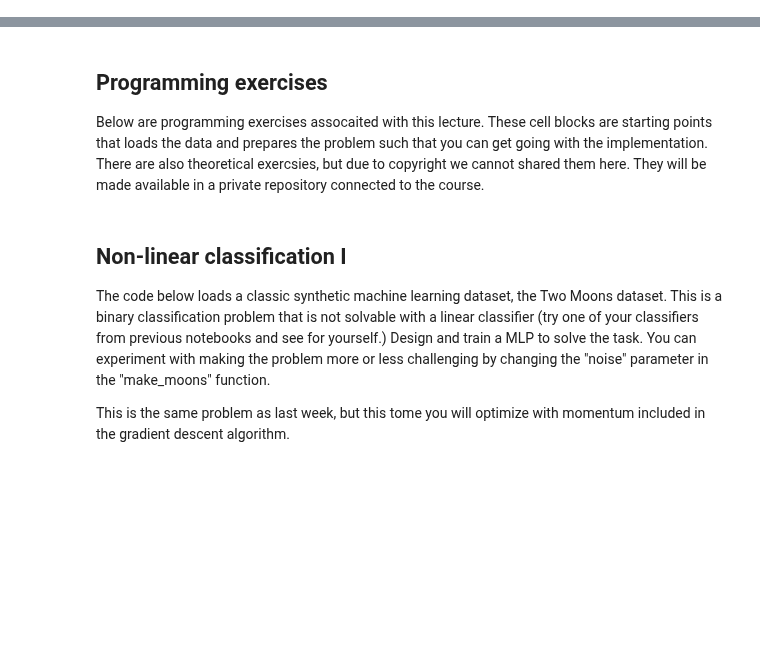
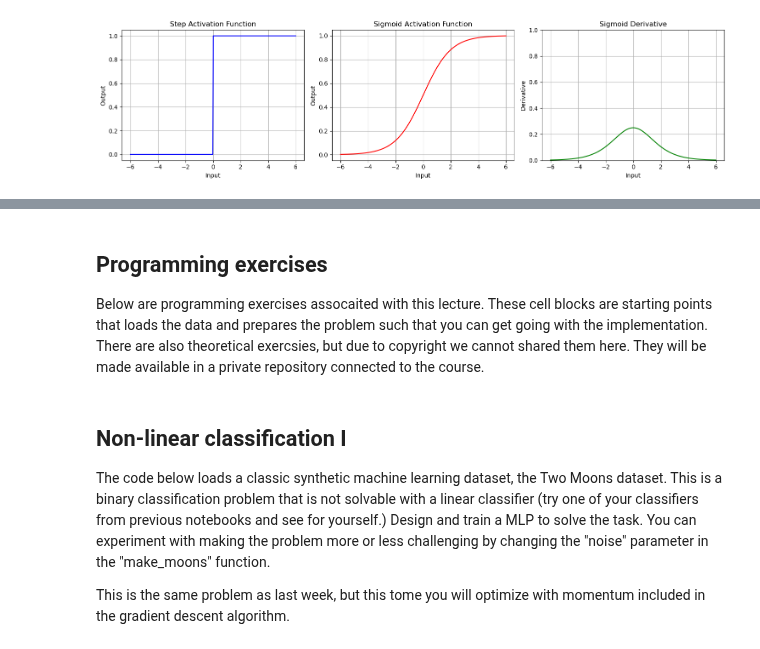
Before and after one commit to Wickstrom/pattern-recognition-handbook, a Jupyter notebook: notebooks/04/neural_networks_2.ipynb, the cells around one changed output, grey strips where cells are left out. Cells and saved outputs as stored; diff of their text form; code cells hidden in the pictures; blank space fills up the shorter version.

```diff
--- a/notebooks/04/neural_networks_2.ipynb
+++ b/notebooks/04/neural_networks_2.ipynb
@@ -9,0 +16,41 @@
+# %%
+import numpy as np
+import matplotlib.pyplot as plt
+
+x = np.linspace(-6, 6, 400)
+
+# Step activation function
+step = np.where(x >= 0, 1, 0)
+
+# Sigmoid activation function
+sigmoid = 1 / (1 + np.exp(-x))
+# %%
+plt.figure(figsize=(15, 4))
+
+plt.subplot(1, 3, 1)
+plt.plot(x, step, color='blue')
+plt.title('Step Activation Function')
+plt.xlabel('Input')
+plt.ylabel('Output')
+plt.grid(True)
+
+plt.subplot(1, 3, 2)
+plt.plot(x, sigmoid, color='red')
+plt.title('Sigmoid Activation Function')
+plt.xlabel('Input')
+plt.ylabel('Output')
+plt.grid(True)
+
+plt.subplot(1, 3, 3)
+sigmoid_derivative = sigmoid * (1 - sigmoid)
+plt.plot(x, sigmoid_derivative, color='green')
+plt.title('Sigmoid Derivative')
+plt.xlabel('Input')
+plt.ylabel('Derivative')
+plt.ylim(0, 1)
+plt.grid(True)
+
+plt.tight_layout()
+plt.show()
+# %% [output]
+[figure, added]
```
Also changed, not shown: parts of 17 cells of this notebook, 3 other files.
